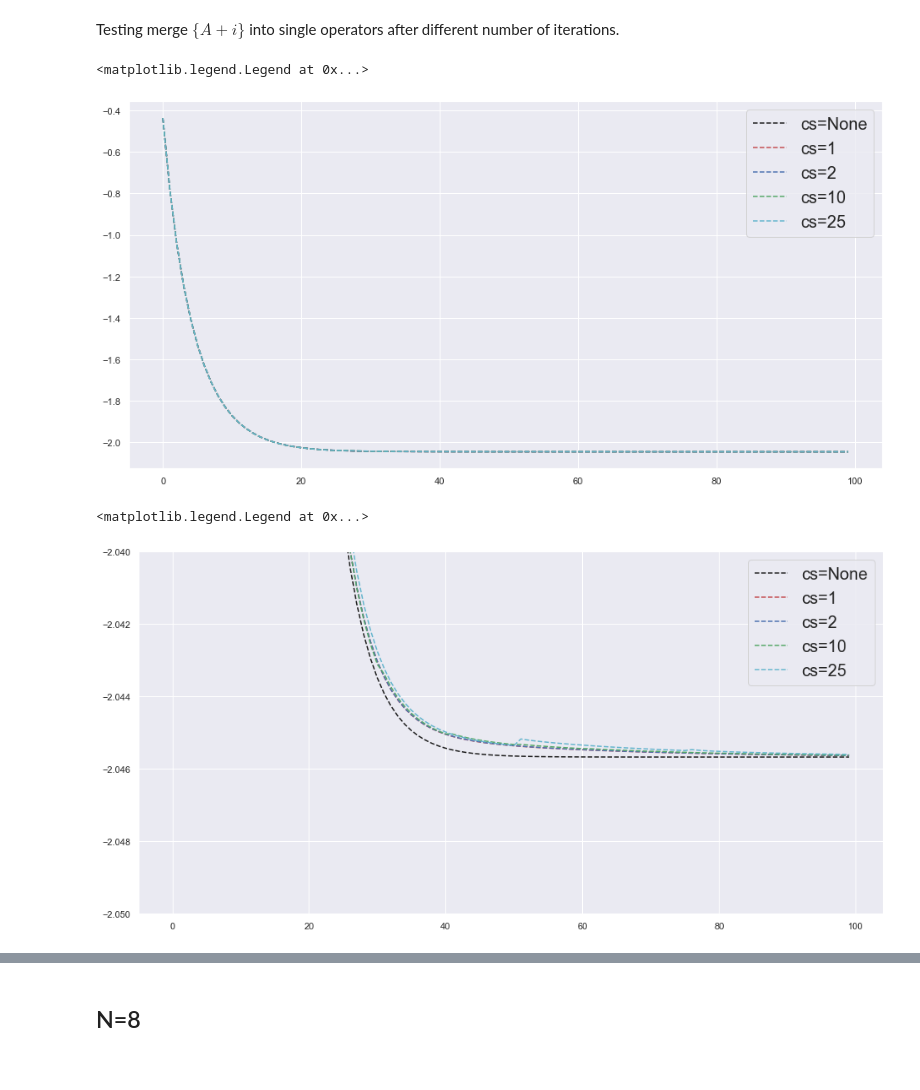
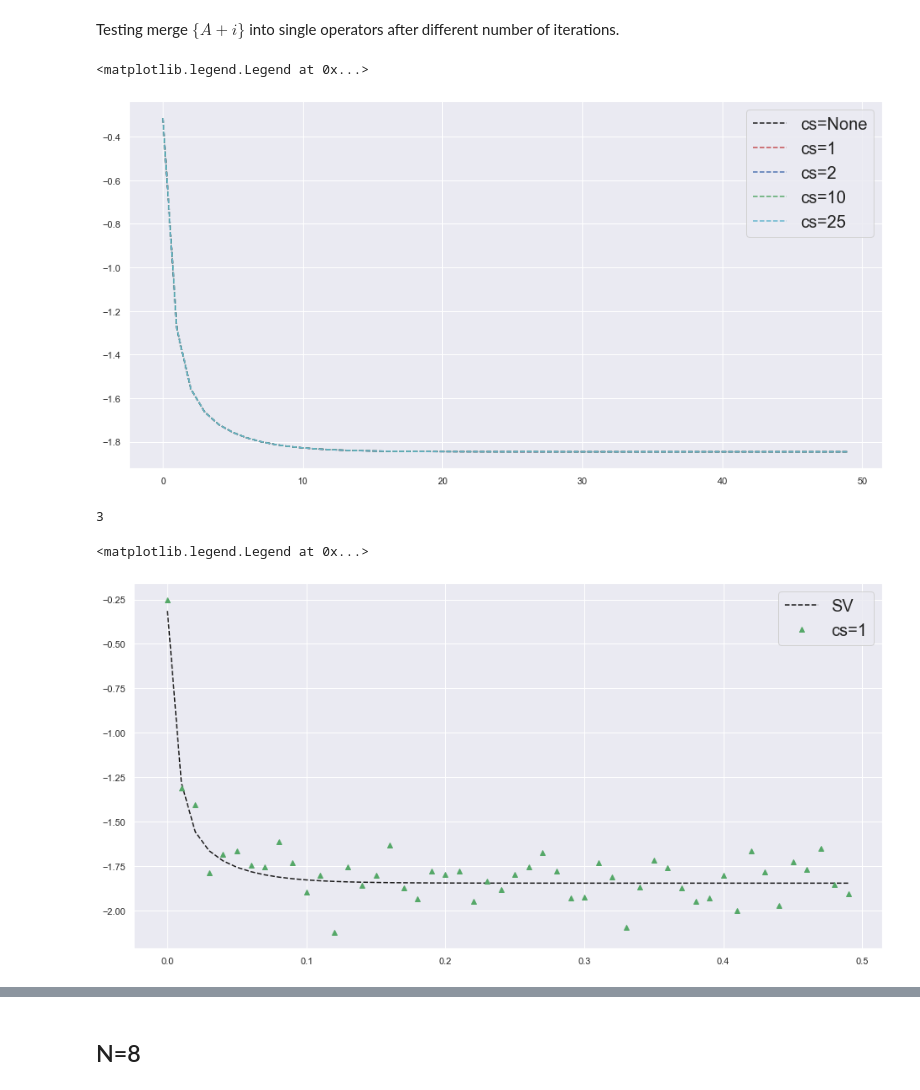
Before and after one commit to aemccoy/GrayCode-QubitEncoding, a Jupyter notebook: notebooks/deuteron-ab-initio-qite.ipynb, the cells around one changed output, grey strips where cells are left out. Saved outputs shown, nothing was run; the diff lists cells and outputs as text; code cells hidden in the pictures.

Commit message:
update circuit initialization and modified run qite

```diff
--- a/notebooks/deuteron-ab-initio-qite.ipynb
+++ b/notebooks/deuteron-ab-initio-qite.ipynb
@@ -106,11 +106,11 @@ H = hamiltonian_matrix(Nmax=4,hw=15.0,J=1,interaction_filename=interaction_filen
 H_qubit = GrayCodeHamiltonian(H)
 
 backend = 'statevector_simulator'
-sv_energies_50,_=run_qite_experiment(H_qubit,num_iterations,delta_time,backend,initialization,A_threshold=1e-10)
+sv_energies_50=run_qite_experiment(H_qubit,num_iterations,delta_time,backend,initialization,A_threshold=1e-10)
 
 for threshold in [1e-1,1e-2,1e-5,1e-10]:
     backend = 'qasm_simulator'
-    Energies,_=run_qite_experiment(H_qubit,num_iterations,delta_time,backend,initialization,A_threshold=threshold)
+    Energies=run_qite_experiment(H_qubit,num_iterations,delta_time,backend,initialization,A_threshold=threshold)
     Energy_table.append(Energies)
 # %%
 eig_exact=eigh(H)[0][0]
@@ -152,14 +152,11 @@ interaction_filename="../interactions/Daejeon16_Nmax40_hw15.0_rel.dat"
 H = hamiltonian_matrix(Nmax=4,hw=15.0,J=1,interaction_filename=interaction_filename)
 H_qubit = GrayCodeHamiltonian(H)
 
-backend = 'statevector_simulator'
-sv_energies=run_qite_experiment(H_qubit,num_iterations,delta_time,backend,initialization,A_threshold=1e-10)
-
 for delta_time in [0.001,0.01]:
     backend = 'qasm_simulator'
-    Energies,_=run_qite_experiment(H_qubit,num_iterations,delta_time,backend,initialization,A_threshold=1e-2)
+    Energies=run_qite_experiment(H_qubit,num_iterations,delta_time,backend,initialization,A_threshold=1e-2)
     Energy_table_time_qasm.append(Energies)
 
     backend = 'statevector_simulator'
-    Energies,_=run_qite_experiment(H_qubit,num_iterations,delta_time,backend,initialization,A_threshold=1e-2)
+    Energies=run_qite_experiment(H_qubit,num_iterations,delta_time,backend,initialization,A_threshold=1e-2)
     Energy_table_time_sv.append(Energies)
@@ -198,9 +193,10 @@ merge_iterations=[0,1,2,10,25]
 for cs in merge_iterations:
     if cs==0:
         cs=None
-    Energies,_=run_qite_experiment(H_qubit,num_iterations,delta_time,backend,initialization,A_threshold=1e-2,cstep=cs)
+    Energies=run_qite_experiment(H_qubit,num_iterations,delta_time,backend,initialization,A_threshold=1e-2,cstep=cs)
     Energy_table_step.append(Energies)
 # %%
+time=[t for t in range(num_iterations)]
 plt.plot(time,Energy_table_step[0],'k--',label="cs=None")
 plt.plot(time,Energy_table_step[1],'r--',label="cs=1")
 plt.plot(time,Energy_table_step[2],'b--',label="cs=2")
@@ -210,17 +206,28 @@ plt.plot()
 plt.legend(prop={'size': 20})
 # %% [output]
 <matplotlib.legend.Legend at 0x...>
-[figure, old version]
+[figure, new version]
+# %%
+## Combining A
+num_iterations=50
+delta_time=0.01
+verbose=False
+backend = 'qasm_simulator'
+initialization="zeros"
+
+Energy_table_step_qasm=[]
+interaction_filename="../interactions/Daejeon16_Nmax40_hw15.0_rel.dat"
+H = hamiltonian_matrix(Nmax=4,hw=15.0,J=1,interaction_filename=interaction_filename)
+H_qubit = GrayCodeHamiltonian(H)
+Energies_SSM=run_qite_experiment(H_qubit,num_iterations,delta_time,backend,initialization,A_threshold=1e-2,cstep=1)
 # %%
-time=[t for t in range(num_iterations)]
-plt.plot(time,Energy_table_step[0],'k--',label="cs=None")
-plt.plot(time,Energy_table_step[1],'r--',label="cs=1")
-plt.plot(time,Energy_table_step[2],'b--',label="cs=2")
-plt.plot(time,Energy_table_step[3],'g--',label="cs=10")
-plt.plot(time,Energy_table_step[4],'c--',label="cs=25")
-plt.ylim(-2.05,-2.04)
+print(H_qubit.N_qubits)
+time=[0.01*t for t in range(num_iterations)]
+plt.plot(time,Energy_table_step[0],'k--',label="SV")
+plt.plot(time,Energies_SSM,'g^',label="cs=1")
 plt.plot()
 plt.legend(prop={'size': 20})
 # %% [output]
-<matplotlib.legend.Legend at 0x...>
+3
+<matplotlib.legend.Legend at 0x...>
-[figure, old version]
+[figure, new version]
```
Also changed, not shown: parts of 9 cells of this notebook, 4 other files.
